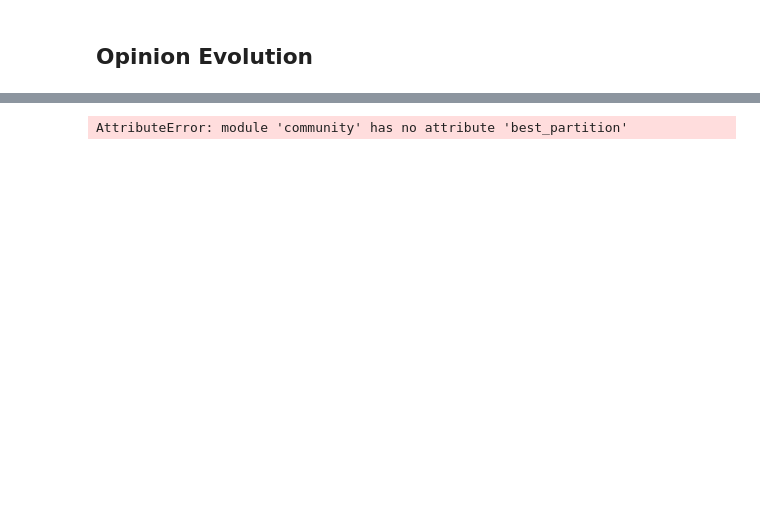
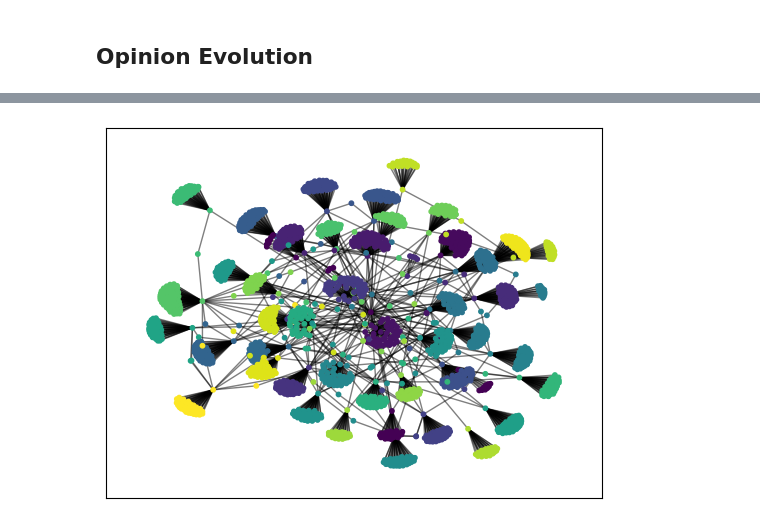
Before and after one commit to WDaugherty/Dominion_Voting_Analysis, a Jupyter notebook: network_creation_Random_Sample.ipynb, the cells around one changed output, grey strips where cells are left out. Drawn from its saved outputs; the diff is of its cells as text; code cells hidden in the pictures; blank space fills up the shorter version.

```diff
--- a/network_creation_Random_Sample.ipynb
+++ b/network_creation_Random_Sample.ipynb
@@ -426,16 +350,19 @@ nx.community.louvain_communities(G)
 # %%
 import matplotlib.cm as cm
-import community as community_louvain
+import community.community_louvain as community_louvain
 #first compute the best partition
-partition = community_louvain.best_partition(G)
+
+# load the karate club graph
+
+partition = community_louvain.best_partition(largest_subgraph)
 
 # draw the graph
-pos = nx.spring_layout(G)
+pos = nx.spring_layout(largest_subgraph)
 # color the nodes according to their partition
 cmap = cm.get_cmap('viridis', max(partition.values()) + 1)
-nx.draw_networkx_nodes(G, pos, partition.keys(), node_size=40,
+nx.draw_networkx_nodes(largest_subgraph, pos, partition.keys(), node_size=10,
                        cmap=cmap, node_color=list(partition.values()))
-nx.draw_networkx_edges(G, pos, alpha=0.5)
+nx.draw_networkx_edges(largest_subgraph, pos, alpha=0.5)
 plt.show()
 # %% [output]
-AttributeError: module 'community' has no attribute 'best_partition'
+[figure, added]
```
Also changed, not shown: parts of 21 cells of this notebook.
